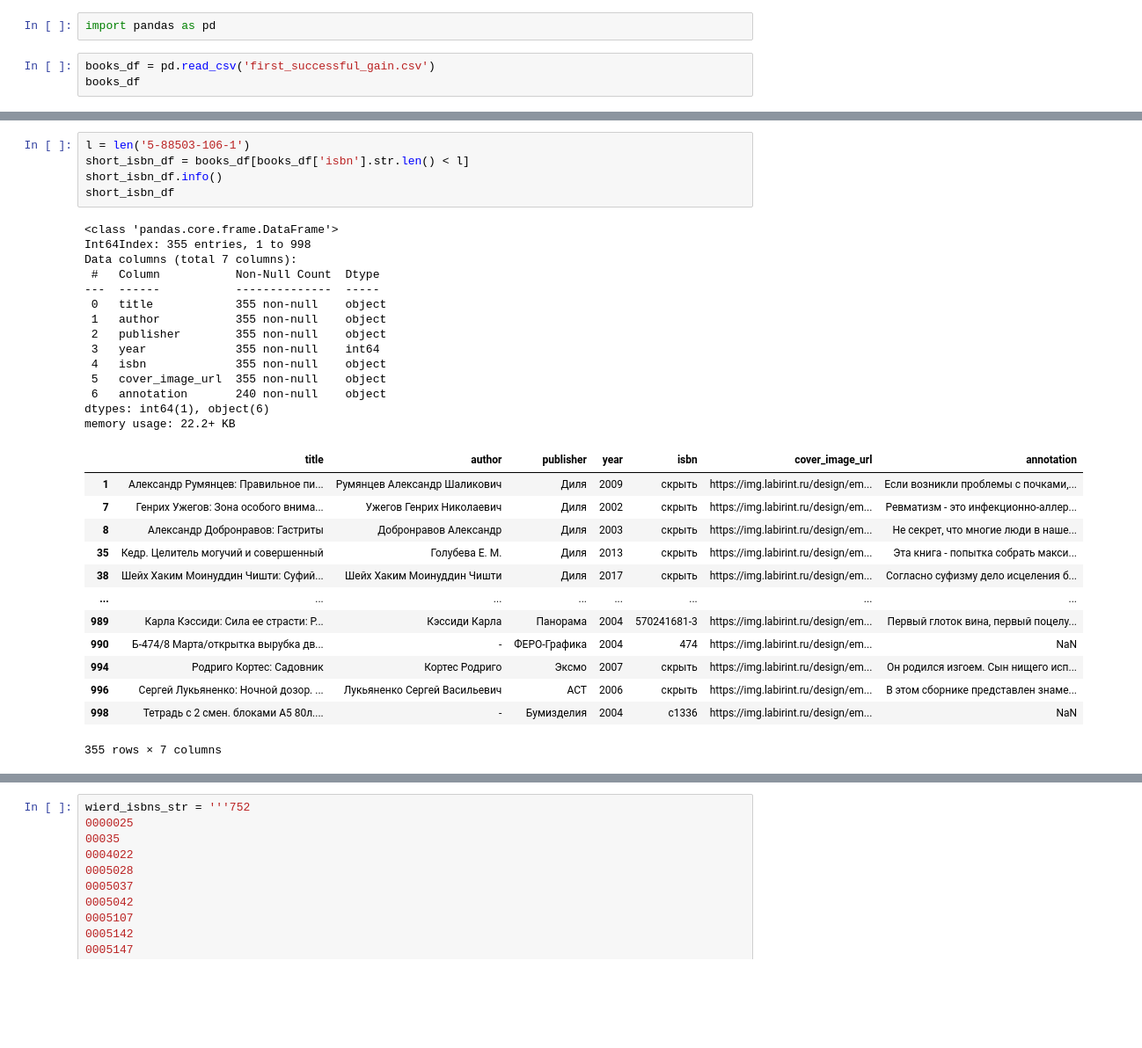
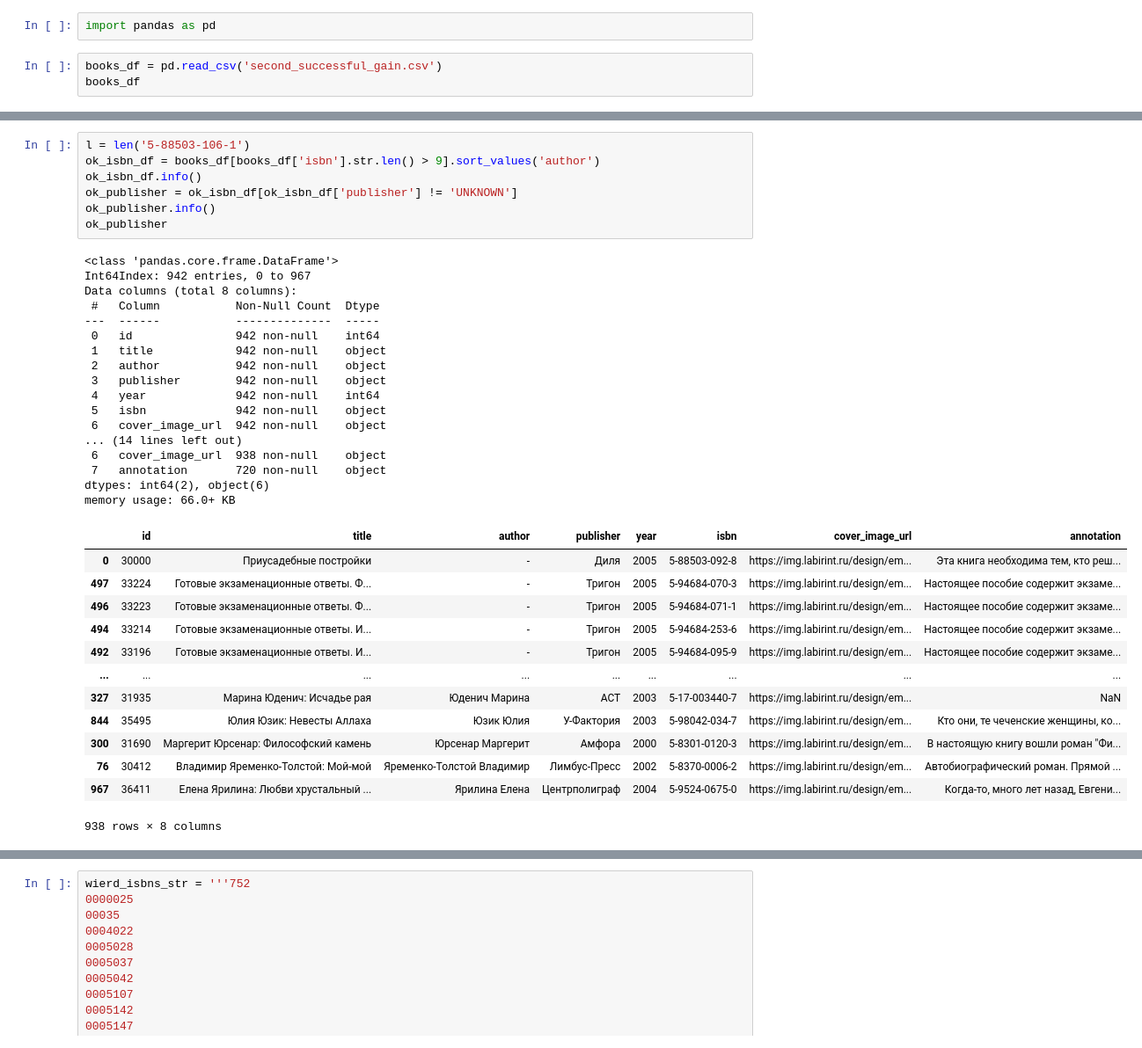
Before and after one commit to Books-space/research, a Jupyter notebook: parse_results_study.ipynb, the cells around one changed output, grey strips where cells are left out. Shown at 88% size. Saved outputs shown, nothing was run; the diff lists cells and outputs as text; blank space fills up the shorter version.

```diff
--- a/parse_results_study.ipynb
+++ b/parse_results_study.ipynb
@@ -1,6 +1,6 @@
 # %%
 import pandas as pd
 # %%
-books_df = pd.read_csv('first_successful_gain.csv')
+books_df = pd.read_csv('second_successful_gain.csv')
 books_df
 # %% [output]
@@ -69,33 +71,38 @@ memory usage: 19.0+ KB
 # %%
 l = len('5-88503-106-1')
-short_isbn_df = books_df[books_df['isbn'].str.len() < l]
-short_isbn_df.info()
-short_isbn_df
+ok_isbn_df = books_df[books_df['isbn'].str.len() > 9].sort_values('author')
+ok_isbn_df.info()
+ok_publisher = ok_isbn_df[ok_isbn_df['publisher'] != 'UNKNOWN']
+ok_publisher.info()
+ok_publisher
 # %% [output]
 <class 'pandas.core.frame.DataFrame'>
-Int64Index: 355 entries, 1 to 998
-Data columns (total 7 columns):
+Int64Index: 942 entries, 0 to 967
+Data columns (total 8 columns):
  #   Column           Non-Null Count  Dtype
 ---  ------           --------------  -----
- 0   title            355 non-null    object
- 1   author           355 non-null    object
- 2   publisher        355 non-null    object
- 3   year             355 non-null    int64
- 4   isbn             355 non-null    object
- 5   cover_image_url  355 non-null    object
- 6   annotation       240 non-null    object
-dtypes: int64(1), object(6)
-memory usage: 22.2+ KB
+ 0   id               942 non-null    int64
+ 1   title            942 non-null    object
+ 2   author           942 non-null    object
+ 3   publisher        942 non-null    object
+ 4   year             942 non-null    int64
+ 5   isbn             942 non-null    object
+ 6   cover_image_url  942 non-null    object
+... (14 lines left out)
+ 6   cover_image_url  938 non-null    object
+ 7   annotation       720 non-null    object
+dtypes: int64(2), object(6)
+memory usage: 66.0+ KB
-|  | title | author | publisher | year | isbn | cover_image_url | annotation |
-| 1 | Александр Румянцев: Правильное пи... | Румянцев Александр Шаликович | Диля | 2009 | скрыть | https://img.labirint.ru/design/em... | Если возникли проблемы с почками,... |
-| 7 | Генрих Ужегов: Зона особого внима... | Ужегов Генрих Николаевич | Диля | 2002 | скрыть | https://img.labirint.ru/design/em... | Ревматизм - это инфекционно-аллер... |
-| 8 | Александр Добронравов: Гастриты | Добронравов Александр | Диля | 2003 | скрыть | https://img.labirint.ru/design/em... | Не секрет, что многие люди в наше... |
-| 35 | Кедр. Целитель могучий и совершенный | Голубева Е. М. | Диля | 2013 | скрыть | https://img.labirint.ru/design/em... | Эта книга - попытка собрать макси... |
-| 38 | Шейх Хаким Моинуддин Чишти: Суфий... | Шейх Хаким Моинуддин Чишти | Диля | 2017 | скрыть | https://img.labirint.ru/design/em... | Согласно суфизму дело исцеления б... |
-| ... | ... | ... | ... | ... | ... | ... | ... |
-| 989 | Карла Кэссиди: Сила ее страсти: Р... | Кэссиди Карла | Панорама | 2004 | 570241681-3 | https://img.labirint.ru/design/em... | Первый глоток вина, первый поцелу... |
-| 990 | Б-474/8 Марта/открытка вырубка дв... | - | ФЕРО-Графика | 2004 | 474 | https://img.labirint.ru/design/em... | NaN |
-| 994 | Родриго Кортес: Садовник | Кортес Родриго | Эксмо | 2007 | скрыть | https://img.labirint.ru/design/em... | Он родился изгоем. Сын нищего исп... |
-| 996 | Сергей Лукьяненко: Ночной дозор. ... | Лукьяненко Сергей Васильевич | АСТ | 2006 | скрыть | https://img.labirint.ru/design/em... | В этом сборнике представлен знаме... |
-| 998 | Тетрадь с 2 смен. блоками А5 80л.... | - | Бумизделия | 2004 | с1336 | https://img.labirint.ru/design/em... | NaN |
+|  | id | title | author | publisher | year | isbn | cover_image_url | annotation |
+| 0 | 30000 | Приусадебные постройки | - | Диля | 2005 | 5-88503-092-8 | https://img.labirint.ru/design/em... | Эта книга необходима тем, кто реш... |
+| 497 | 33224 | Готовые экзаменационные ответы. Ф... | - | Тригон | 2005 | 5-94684-070-3 | https://img.labirint.ru/design/em... | Настоящее пособие содержит экзаме... |
+| 496 | 33223 | Готовые экзаменационные ответы. Ф... | - | Тригон | 2005 | 5-94684-071-1 | https://img.labirint.ru/design/em... | Настоящее пособие содержит экзаме... |
+| 494 | 33214 | Готовые экзаменационные ответы. И... | - | Тригон | 2005 | 5-94684-253-6 | https://img.labirint.ru/design/em... | Настоящее пособие содержит экзаме... |
+| 492 | 33196 | Готовые экзаменационные ответы. И... | - | Тригон | 2005 | 5-94684-095-9 | https://img.labirint.ru/design/em... | Настоящее пособие содержит экзаме... |
+| ... | ... | ... | ... | ... | ... | ... | ... | ... |
+| 327 | 31935 | Марина Юденич: Исчадье рая | Юденич Марина | АСТ | 2003 | 5-17-003440-7 | https://img.labirint.ru/design/em... | NaN |
+| 844 | 35495 | Юлия Юзик: Невесты Аллаха | Юзик Юлия | У-Фактория | 2003 | 5-98042-034-7 | https://img.labirint.ru/design/em... | Кто они, те чеченские женщины, ко... |
+| 300 | 31690 | Маргерит Юрсенар: Философский камень | Юрсенар Маргерит | Амфора | 2000 | 5-8301-0120-3 | https://img.labirint.ru/design/em... | В настоящую книгу вошли роман "Фи... |
+| 76 | 30412 | Владимир Яременко-Толстой: Мой-мой | Яременко-Толстой Владимир | Лимбус-Пресс | 2002 | 5-8370-0006-2 | https://img.labirint.ru/design/em... | Автобиографический роман. Прямой ... |
+| 967 | 36411 | Елена Ярилина: Любви хрустальный ... | Ярилина Елена | Центрполиграф | 2004 | 5-9524-0675-0 | https://img.labirint.ru/design/em... | Когда-то, много лет назад, Евгени... |
-355 rows × 7 columns
+938 rows × 8 columns
```
Also changed, not shown: parts of 13 cells of this notebook, 2 other files.
